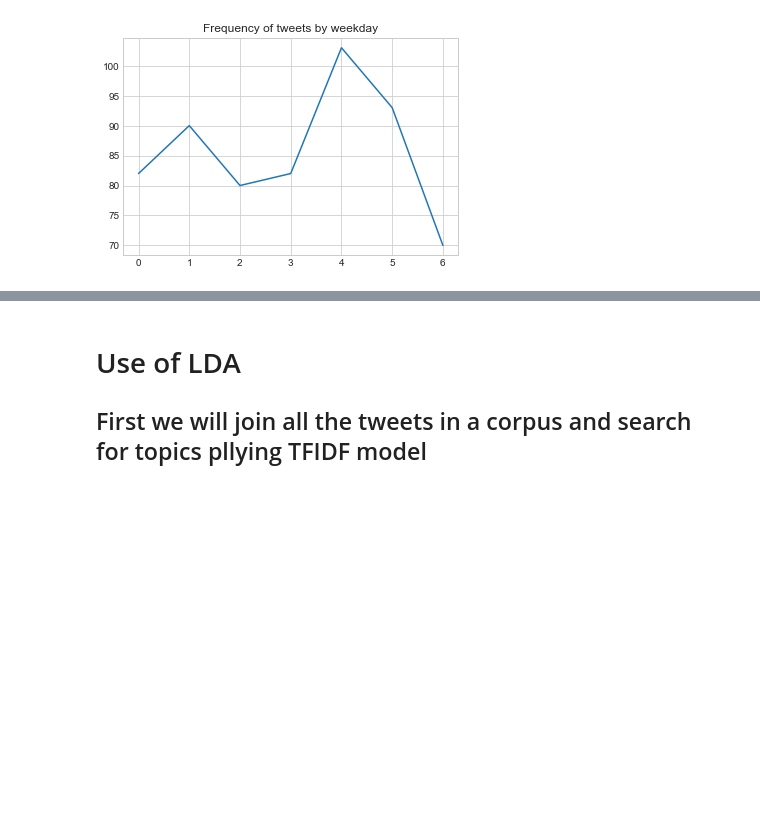
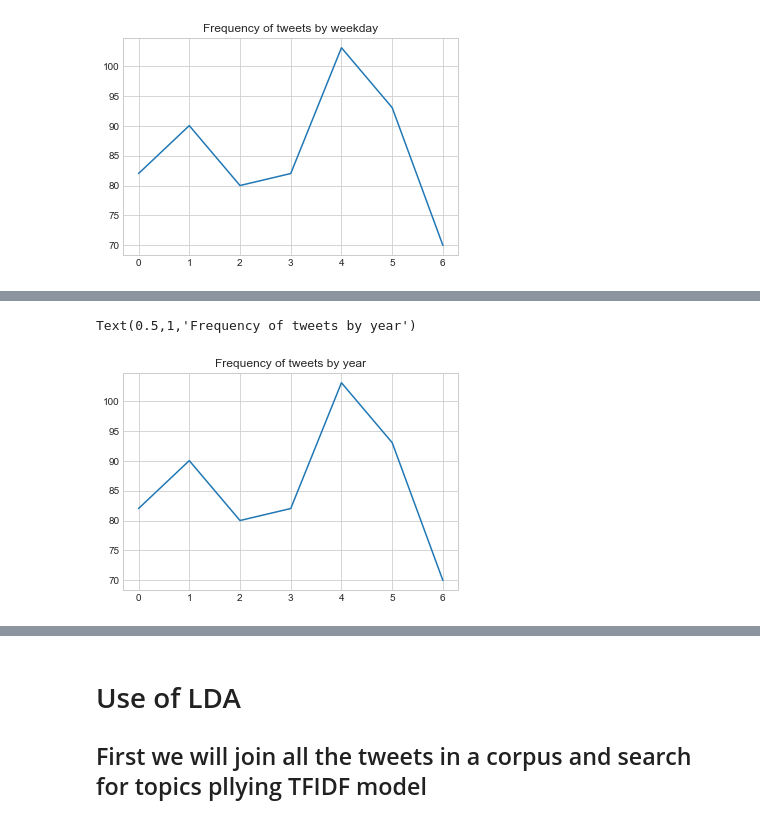
Before and after one commit to Mastersz/Proyecto_Mineria, a Jupyter notebook: Toxic_Tweets.ipynb, the cells around one changed output, grey strips where cells are left out. Cells and saved outputs as stored; diff of their text form; code cells hidden in the pictures; blank space fills up the shorter version.

```diff
--- a/Toxic_Tweets.ipynb
+++ b/Toxic_Tweets.ipynb
@@ -96,0 +105,7 @@ Text(0.5,1,'Frequency of tweets by weekday')
+# %%
+tweets=tweets.sort_index(ascending=True)
+tweets.index.weekday.value_counts().sort_index().plot()
+plt.title('Frequency of tweets by year')
+# %% [output]
+Text(0.5,1,'Frequency of tweets by year')
+[figure, added]
```
Also changed, not shown: parts of 12 cells of this notebook, 1 other file.
